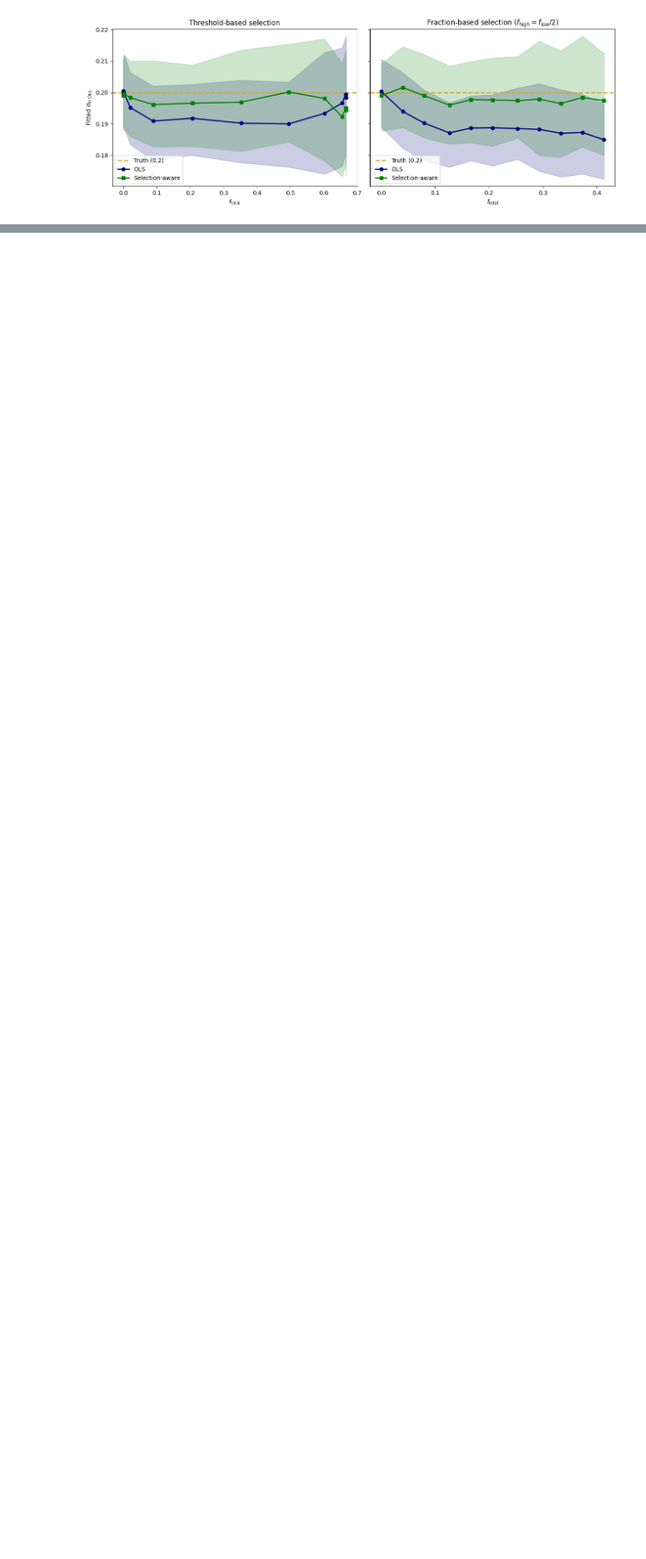
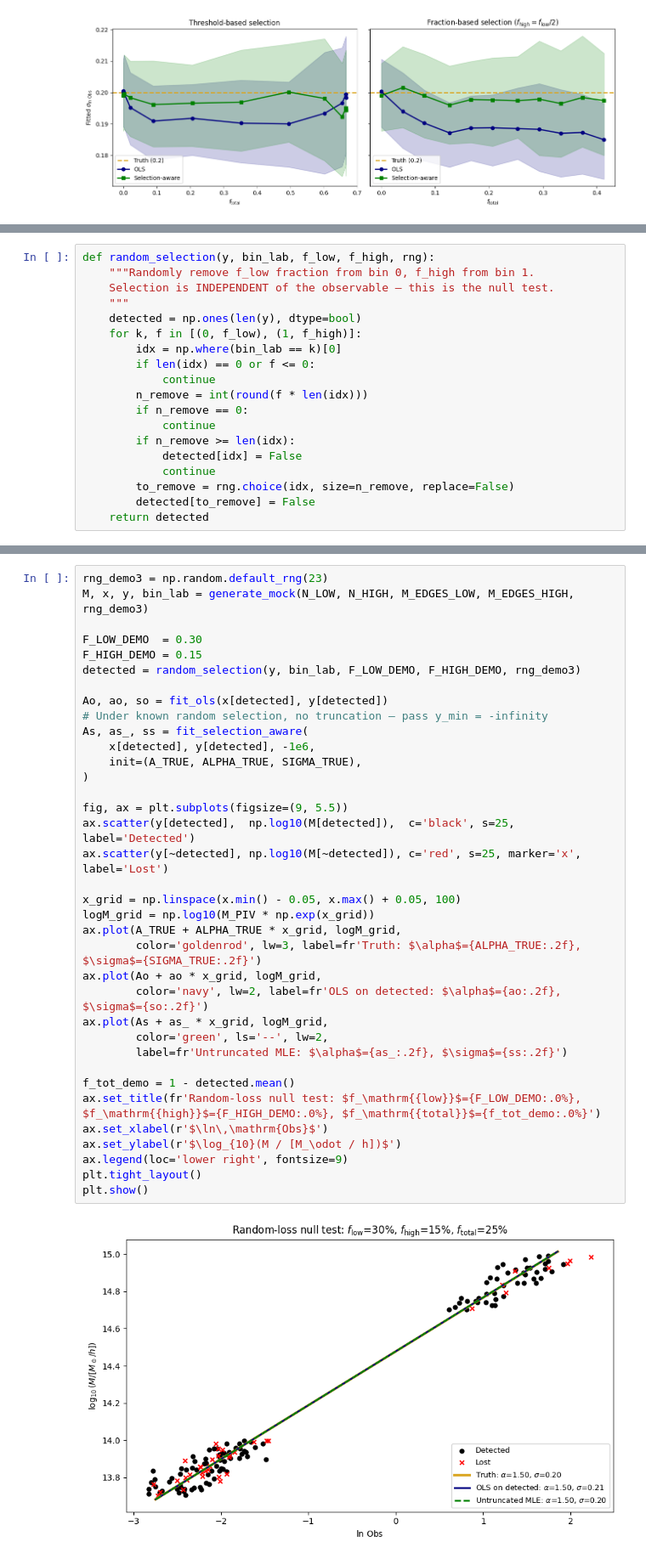
Before and after one commit to xtang126/hmf-mor-forecast, a Jupyter notebook: notebooks/mor_incompleteness_toy.ipynb, the cells around one changed output, grey strips where cells are left out. Shown at 85% size. Cells and saved outputs as stored; diff of their text form; blank space fills up the shorter version.

```diff
--- a/notebooks/mor_incompleteness_toy.ipynb
+++ b/notebooks/mor_incompleteness_toy.ipynb
@@ -625,0 +638,19 @@ plt.show()
+# %%
+def random_selection(y, bin_lab, f_low, f_high, rng):
+    """Randomly remove f_low fraction from bin 0, f_high from bin 1.
+    Selection is INDEPENDENT of the observable — this is the null test.
+    """
+    detected = np.ones(len(y), dtype=bool)
+    for k, f in [(0, f_low), (1, f_high)]:
+        idx = np.where(bin_lab == k)[0]
+        if len(idx) == 0 or f <= 0:
+            continue
+        n_remove = int(round(f * len(idx)))
+        if n_remove == 0:
+            continue
+        if n_remove >= len(idx):
+            detected[idx] = False
+            continue
+        to_remove = rng.choice(idx, size=n_remove, replace=False)
+        detected[to_remove] = False
+    return detected
@@ -625,0 +661,38 @@ plt.show()
+# %%
+rng_demo3 = np.random.default_rng(23)
+M, x, y, bin_lab = generate_mock(N_LOW, N_HIGH, M_EDGES_LOW, M_EDGES_HIGH, rng_demo3)
+
+F_LOW_DEMO  = 0.30
+F_HIGH_DEMO = 0.15
+detected = random_selection(y, bin_lab, F_LOW_DEMO, F_HIGH_DEMO, rng_demo3)
+
+Ao, ao, so = fit_ols(x[detected], y[detected])
+# Under known random selection, no truncation — pass y_min = -infinity
+As, as_, ss = fit_selection_aware(
+    x[detected], y[detected], -1e6,
+    init=(A_TRUE, ALPHA_TRUE, SIGMA_TRUE),
+)
+
+fig, ax = plt.subplots(figsize=(9, 5.5))
+ax.scatter(y[detected],  np.log10(M[detected]),  c='black', s=25, label='Detected')
+ax.scatter(y[~detected], np.log10(M[~detected]), c='red', s=25, marker='x', label='Lost')
+
+x_grid = np.linspace(x.min() - 0.05, x.max() + 0.05, 100)
+logM_grid = np.log10(M_PIV * np.exp(x_grid))
+ax.plot(A_TRUE + ALPHA_TRUE * x_grid, logM_grid,
+        color='goldenrod', lw=3, label=fr'Truth: $\alpha$={ALPHA_TRUE:.2f}, $\sigma$={SIGMA_TRUE:.2f}')
+ax.plot(Ao + ao * x_grid, logM_grid,
+        color='navy', lw=2, label=fr'OLS on detected: $\alpha$={ao:.2f}, $\sigma$={so:.2f}')
+ax.plot(As + as_ * x_grid, logM_grid,
+        color='green', ls='--', lw=2,
+        label=fr'Untruncated MLE: $\alpha$={as_:.2f}, $\sigma$={ss:.2f}')
+
+f_tot_demo = 1 - detected.mean()
+ax.set_title(fr'Random-loss null test: $f_\mathrm{{low}}$={F_LOW_DEMO:.0%}, $f_\mathrm{{high}}$={F_HIGH_DEMO:.0%}, $f_\mathrm{{total}}$={f_tot_demo:.0%}')
+ax.set_xlabel(r'$\ln\,\mathrm{Obs}$')
+ax.set_ylabel(r'$\log_{10}(M / [M_\odot / h])$')
+ax.legend(loc='lower right', fontsize=9)
+plt.tight_layout()
+plt.show()
+# %% [output]
+[figure, added]
```
Also changed, not shown: parts of 7 cells of this notebook.
